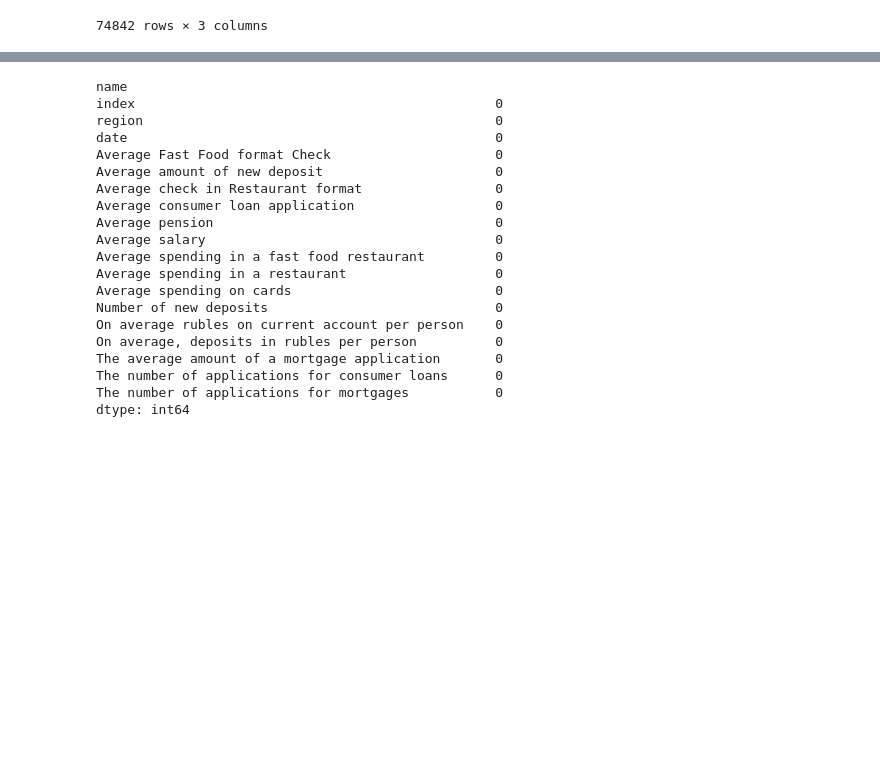
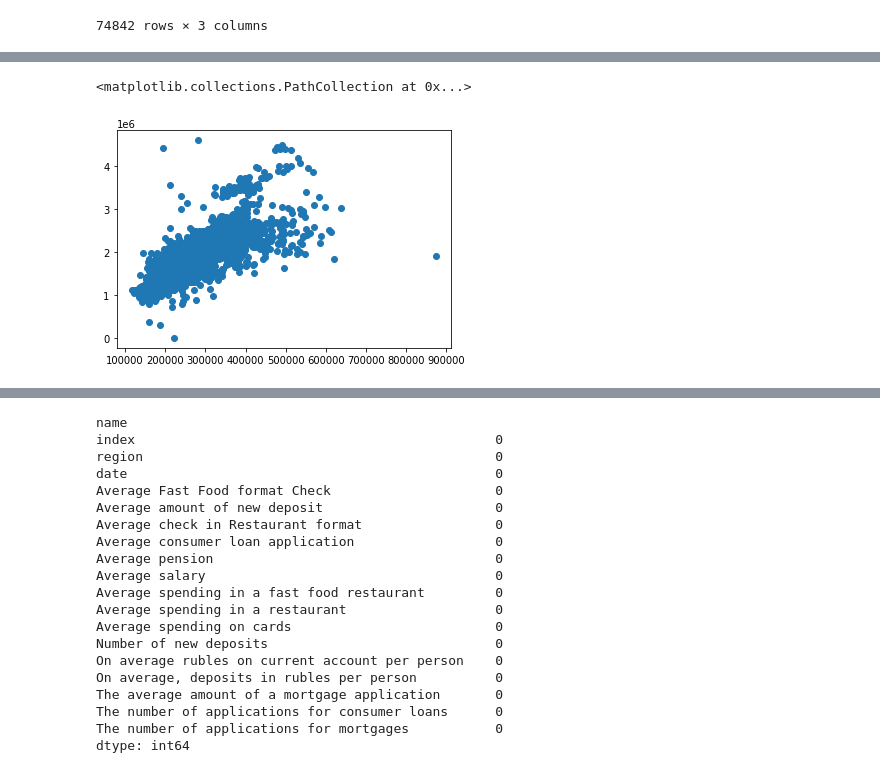
Before and after one commit to vinogrartati/sberbank_dataset, a Jupyter notebook: sberbank_dataset.ipynb, the cells around one changed output, grey strips where cells are left out. Cells and saved outputs as stored; diff of their text form; code cells hidden in the pictures; blank space fills up the shorter version.

```diff
--- a/sberbank_dataset.ipynb
+++ b/sberbank_dataset.ipynb
@@ -79,0 +173,5 @@ new = data.pivot_table(index=["region", "date"], columns="name", values="value",
+# %%
+plt.scatter(new["Average consumer loan application"], new["The average amount of a mortgage application"])
+# %% [output]
+<matplotlib.collections.PathCollection at 0x...>
+[figure, added]
```
Also changed, not shown: parts of 19 cells of this notebook.
